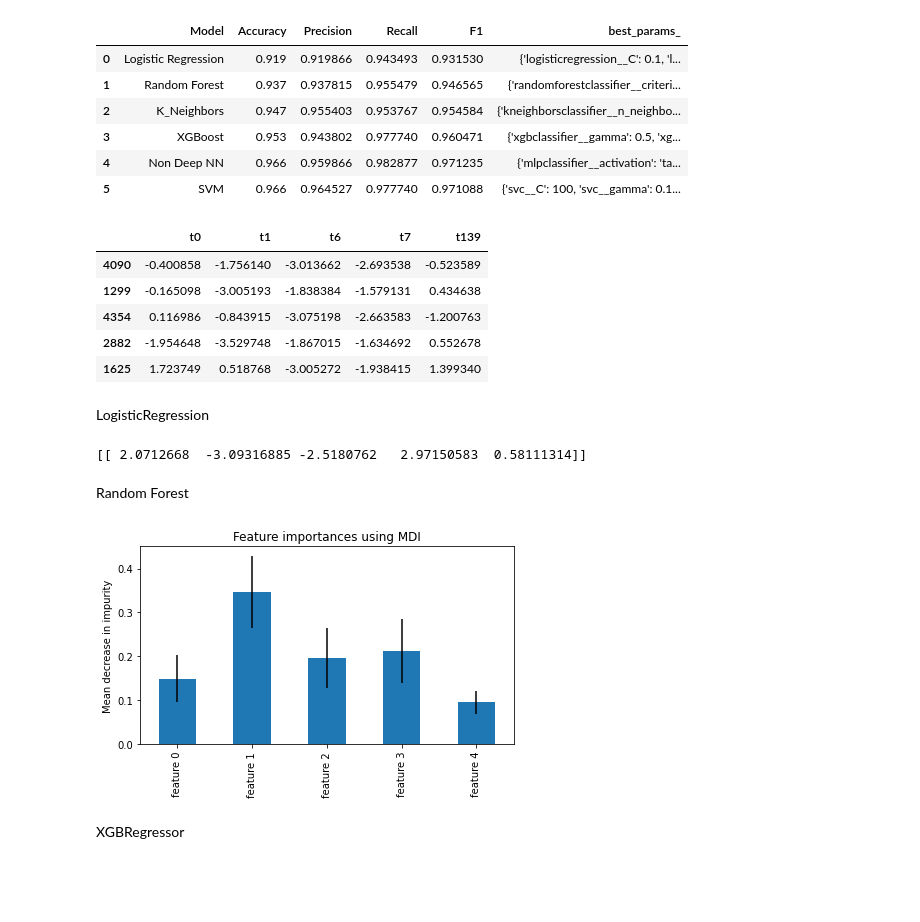
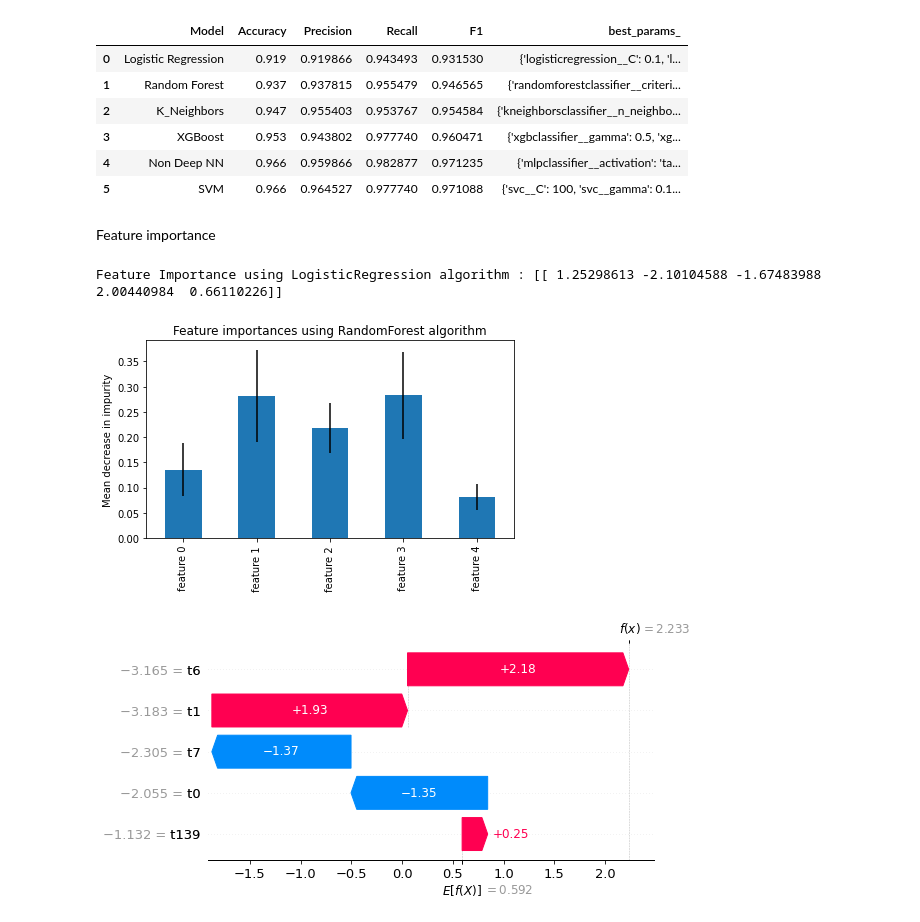
Before and after one commit to azarbarzin/Springboard, a Jupyter notebook: Capstone Project 2/Notebooks/05_modeling.ipynb, the cells around one changed output. Cells and saved outputs as stored; diff of their text form; code cells hidden in the pictures; blank space fills up the shorter version.

```diff
--- a/Capstone Project 2/Notebooks/05_modeling.ipynb
+++ b/Capstone Project 2/Notebooks/05_modeling.ipynb
@@ -294,47 +295,39 @@ df_results.iloc[:, [0, 2, 4,6,8,11]]
 | 3 | XGBoost | 0.953 | 0.943802 | 0.977740 | 0.960471 | {'xgbclassifier__gamma': 0.5, 'xg... |
 | 4 | Non Deep NN | 0.966 | 0.959866 | 0.982877 | 0.971235 | {'mlpclassifier__activation': 'ta... |
 | 5 | SVM | 0.966 | 0.964527 | 0.977740 | 0.971088 | {'svc__C': 100, 'svc__gamma': 0.1... |
-# %%
-X, y = X_train,  y_train
-X.head()
-# %% [output]
-|  | t0 | t1 | t6 | t7 | t139 |
-| 4090 | -0.400858 | -1.756140 | -3.013662 | -2.693538 | -0.523589 |
-| 1299 | -0.165098 | -3.005193 | -1.838384 | -1.579131 | 0.434638 |
-| 4354 | 0.116986 | -0.843915 | -3.075198 | -2.663583 | -1.200763 |
-| 2882 | -1.954648 | -3.529748 | -1.867015 | -1.634692 | 0.552678 |
-| 1625 | 1.723749 | 0.518768 | -3.005272 | -1.938415 | 1.399340 |
-# %% [markdown]
-LogisticRegression
-# %%
-
-m = LogisticRegression(C=0.1, penalty='l2', solver='liblinear')
-# m.fit(X, y)
-# # The estimated coefficients will all be around 1:
-# print(m.coef_)
-
-m.fit(X / np.std(X, 0), y)
-print(m.coef_)
-# %% [output]
-[[ 2.0712668  -3.09316885 -2.5180762   2.97150583  0.58111314]]
-# %% [markdown]
-Random Forest
+# %% [markdown]
+Feature importance
 # %%
-feature_names = [f"feature {i}" for i in range(X.shape[1])]
-forest = RandomForestClassifier(criterion='entropy', max_depth=7, n_estimators=10)
-forest.fit(X_train, y_train)
+def find_feature_importance(X, y, model_name, model):
 
-importances = forest.feature_importances_
-std = np.std([tree.feature_importances_ for tree in forest.estimators_], axis=0)
+    if model_name == 'LogisticRegression':
+        m = model
+        m.fit(X / np.std(X, 0), y)
+        print('Feature Importance using LogisticRegression algorithm :',m.coef_)
+    elif model_name == 'RandomForestClassifier':
+        feature_names = [f"feature {i}" for i in range(X.shape[1])]
+        forest = model
+        forest.fit(X_train, y_train)
 
-forest_importances = pd.Series(importances, index=feature_names)
+        importances = forest.feature_importances_
+        std = np.std([tree.feature_importances_ for tree in forest.estimators_], axis=0)
 
-fig, ax = plt.subplots()
-forest_importances.plot.bar(yerr=std, ax=ax)
-ax.set_title("Feature importances using MDI")
-ax.set_ylabel("Mean decrease in impurity")
-fig.tight_layout()
+        forest_importances = pd.Series(importances, index=feature_names)
+
+        fig, ax = plt.subplots()
+        forest_importances.plot.bar(yerr=std, ax=ax)
+        ax.set_title("Feature importances using RandomForest algorithm")
+        ax.set_ylabel("Mean decrease in impurity")
+        fig.tight_layout()
+    elif model_name == 'XGBClassifier':
+        model.fit(X, y)
+        explainer = shap.Explainer(model)
+        shap_values = explainer(X)
+        fig, ax = plt.subplots()
+        # visualize the first prediction's explanation
+        shap.plots.waterfall(shap_values[0])
+        ax.set_title("Feature importances using XGBClassifier algorithm")
 # %% [output]
+Feature Importance using LogisticRegression algorithm : [[ 1.25298613 -2.10104588 -1.67483988  2.00440984  0.66110226]]
-[figure, old version]
+[figure, new version]
+[figure, added]
-# %% [markdown]
-XGBRegressor
```
Also changed, not shown: parts of 6 cells of this notebook.
